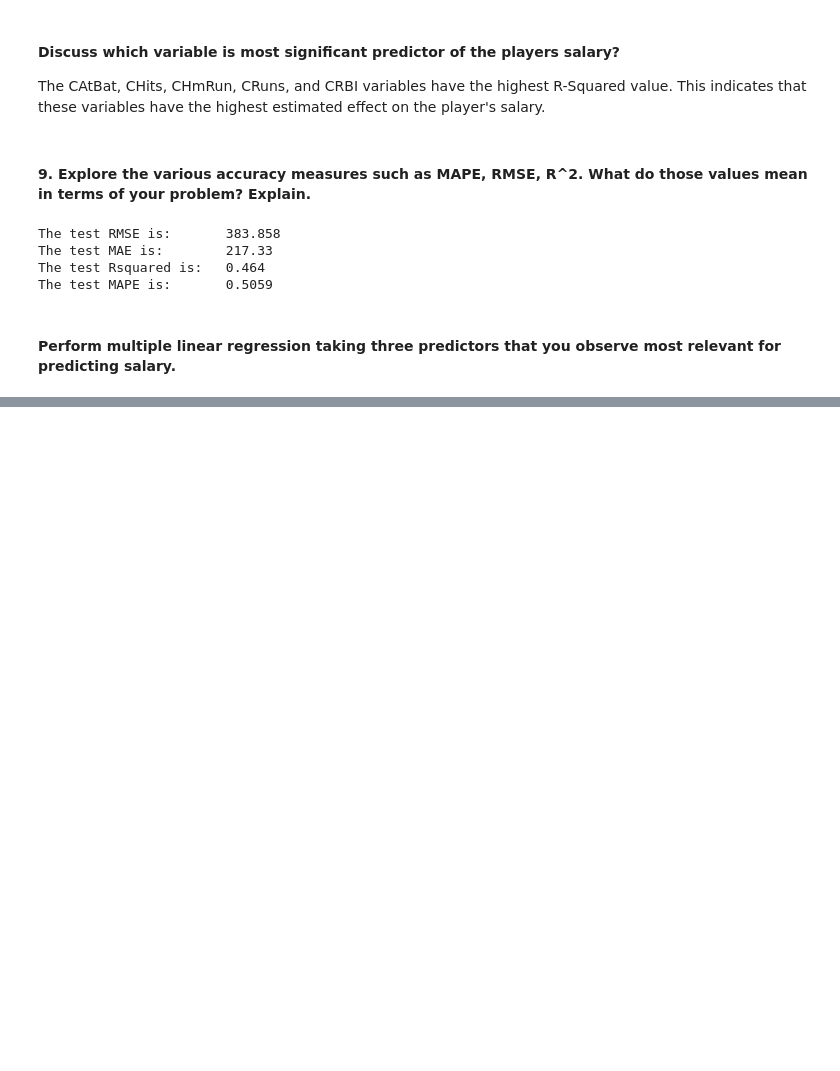
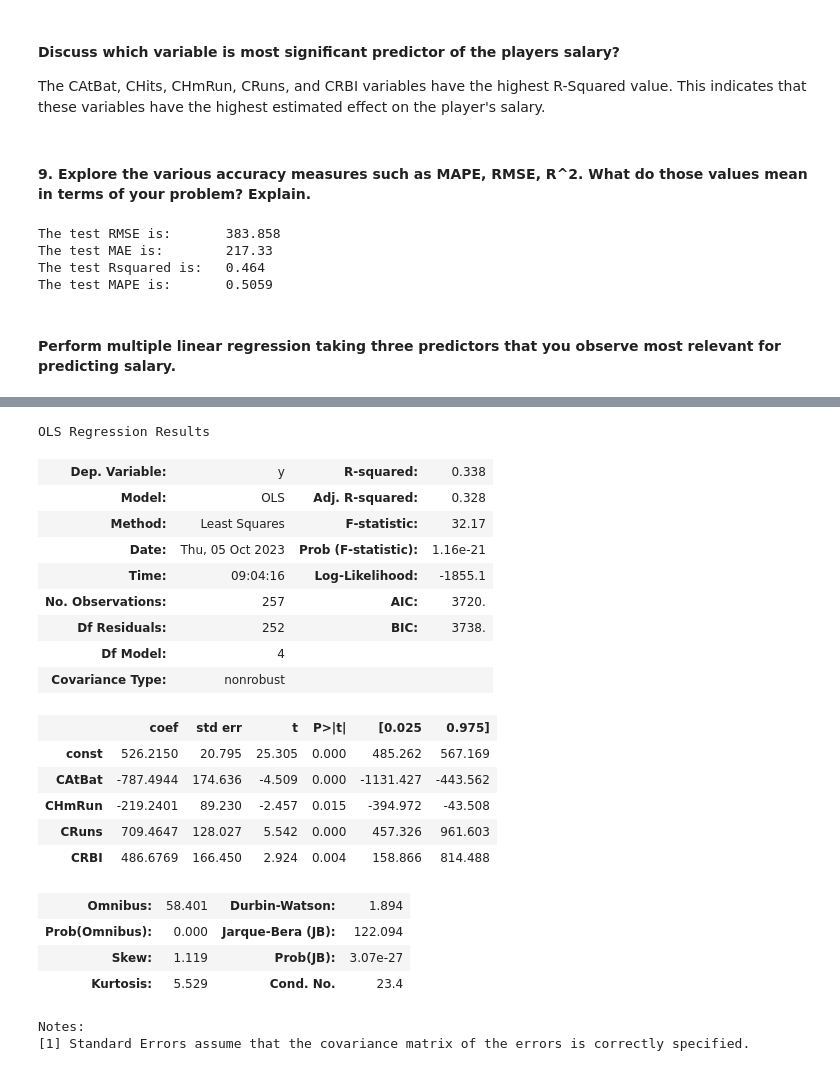
Before and after one commit to sah9j/DataDive1, a Jupyter notebook: Regression DATA Dive Baseball Players dataset Fall 2023.ipynb, the cells around one changed output, grey strips where cells are left out. Saved outputs shown, nothing was run; the diff lists cells and outputs as text; code cells hidden in the pictures; blank space fills up the shorter version.

```diff
--- a/Regression DATA Dive Baseball Players dataset Fall 2023.ipynb
+++ b/Regression DATA Dive Baseball Players dataset Fall 2023.ipynb
@@ -411,2 +403,35 @@ OLS Regression Results
 Notes:
 [1] Standard Errors assume that the covariance matrix of the errors is correctly specified.
+# %%
+# Drop newspaper since it has a P value > 0.05.
+
+X_reg = X_reg.drop('CHits', axis = 1)
+X_reg = sm.add_constant(X_reg) # adding a constant
+
+reg2 = sm.OLS(np.asarray(Y_train), X_reg).fit()
+pred2 = reg2.predict(X_reg)
+
+reg2.summary()
+# %% [output]
+OLS Regression Results
+| Dep. Variable: | y | R-squared: | 0.338 |
+| Model: | OLS | Adj. R-squared: | 0.328 |
+| Method: | Least Squares | F-statistic: | 32.17 |
+| Date: | Thu, 05 Oct 2023 | Prob (F-statistic): | 1.16e-21 |
+| Time: | 09:04:16 | Log-Likelihood: | -1855.1 |
+| No. Observations: | 257 | AIC: | 3720. |
+| Df Residuals: | 252 | BIC: | 3738. |
+| Df Model: | 4 |  |  |
+| Covariance Type: | nonrobust |  |  |
+|  | coef | std err | t | P>|t| | [0.025 | 0.975] |
+| const | 526.2150 | 20.795 | 25.305 | 0.000 | 485.262 | 567.169 |
+| CAtBat | -787.4944 | 174.636 | -4.509 | 0.000 | -1131.427 | -443.562 |
+| CHmRun | -219.2401 | 89.230 | -2.457 | 0.015 | -394.972 | -43.508 |
+| CRuns | 709.4647 | 128.027 | 5.542 | 0.000 | 457.326 | 961.603 |
+| CRBI | 486.6769 | 166.450 | 2.924 | 0.004 | 158.866 | 814.488 |
+| Omnibus: | 58.401 | Durbin-Watson: | 1.894 |
+| Prob(Omnibus): | 0.000 | Jarque-Bera (JB): | 122.094 |
+| Skew: | 1.119 | Prob(JB): | 3.07e-27 |
+| Kurtosis: | 5.529 | Cond. No. | 23.4 |
+Notes:
+[1] Standard Errors assume that the covariance matrix of the errors is correctly specified.
```
Also changed, not shown: parts of 1 cell of this notebook.
